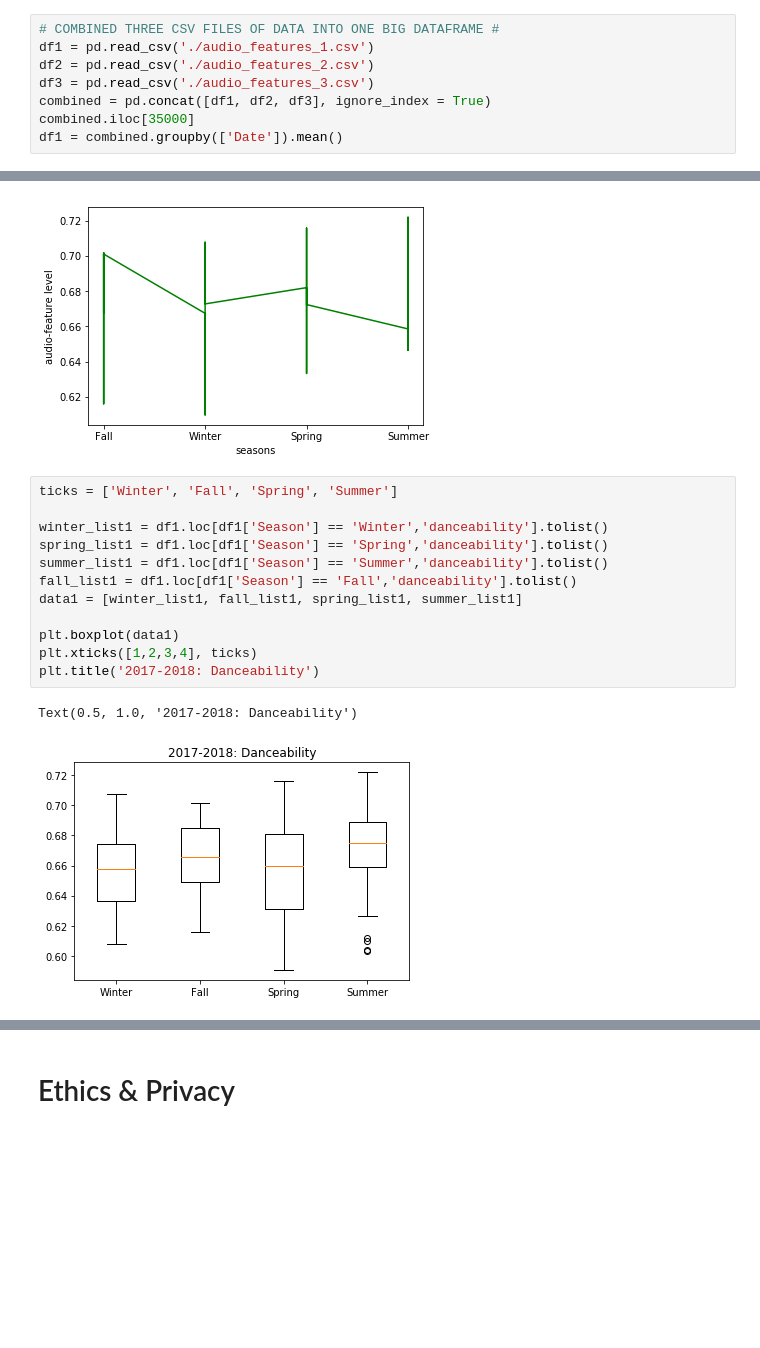
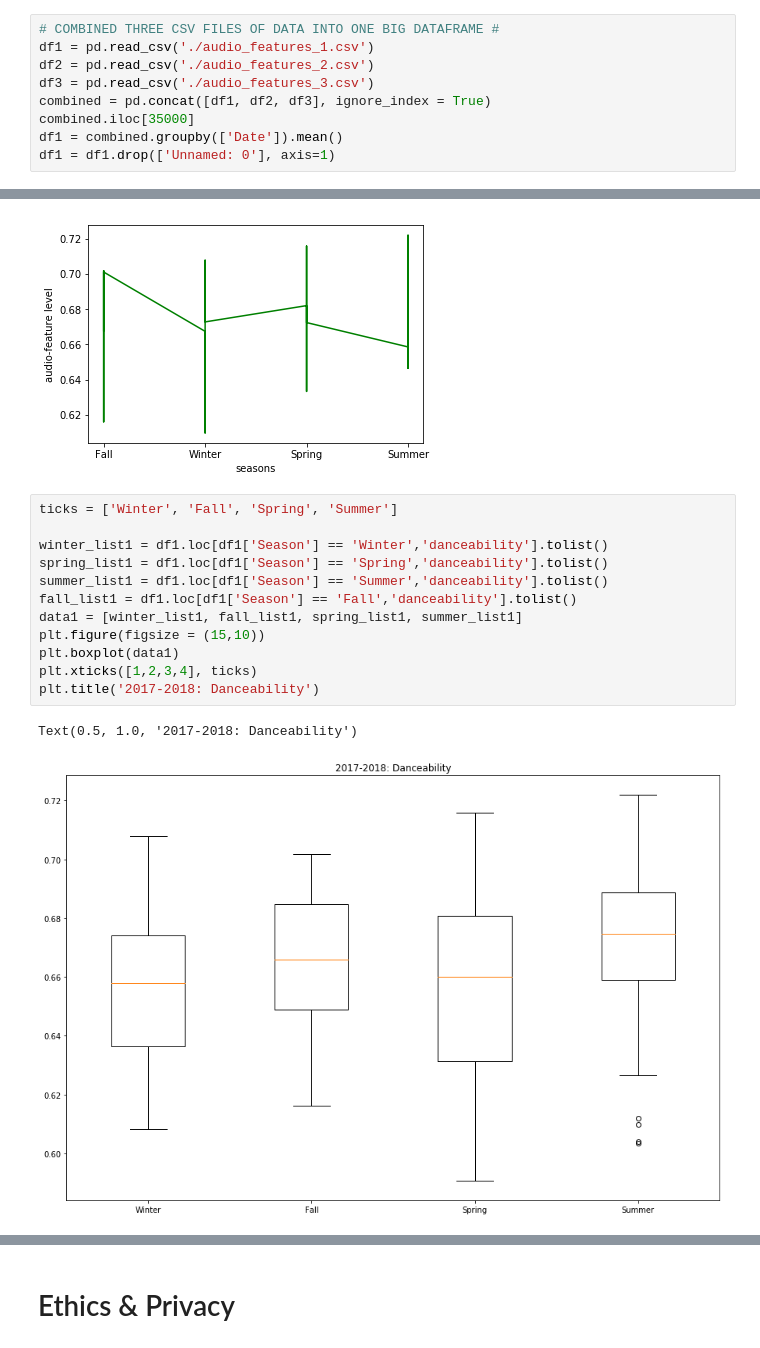
Before and after one commit to ajt025/Moodsic, a Jupyter notebook: FinalProject.ipynb, the cells around one changed output, grey strips where cells are left out. Saved outputs shown, nothing was run; the diff lists cells and outputs as text; blank space fills up the shorter version.

```diff
--- a/FinalProject.ipynb
+++ b/FinalProject.ipynb
@@ -136,6 +143,7 @@ df3 = pd.read_csv('./audio_features_3.csv')
 combined = pd.concat([df1, df2, df3], ignore_index = True)
 combined.iloc[35000]
 df1 = combined.groupby(['Date']).mean()
+df1 = df1.drop(['Unnamed: 0'], axis=1)
 # %% [markdown]
 STEP FIVE:
 # %%
@@ -243,15 +259,15 @@ plt.plot(seasons, danceability,color='green')
 # %%
 ticks = ['Winter', 'Fall', 'Spring', 'Summer']
 
 winter_list1 = df1.loc[df1['Season'] == 'Winter','danceability'].tolist()
 spring_list1 = df1.loc[df1['Season'] == 'Spring','danceability'].tolist()
 summer_list1 = df1.loc[df1['Season'] == 'Summer','danceability'].tolist()
 fall_list1 = df1.loc[df1['Season'] == 'Fall','danceability'].tolist()
 data1 = [winter_list1, fall_list1, spring_list1, summer_list1]
-
+plt.figure(figsize = (15,10))
 plt.boxplot(data1)
 plt.xticks([1,2,3,4], ticks)
 plt.title('2017-2018: Danceability')
 # %% [output]
 Text(0.5, 1.0, '2017-2018: Danceability')
-[figure, old version]
+[figure, new version]
```
Also changed, not shown: parts of 12 cells of this notebook.
